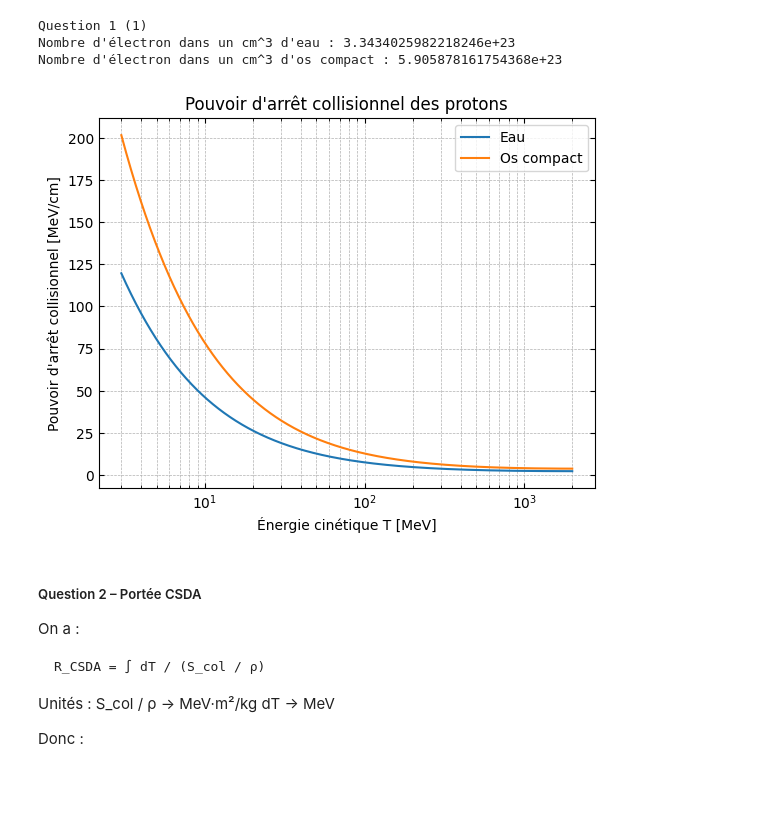
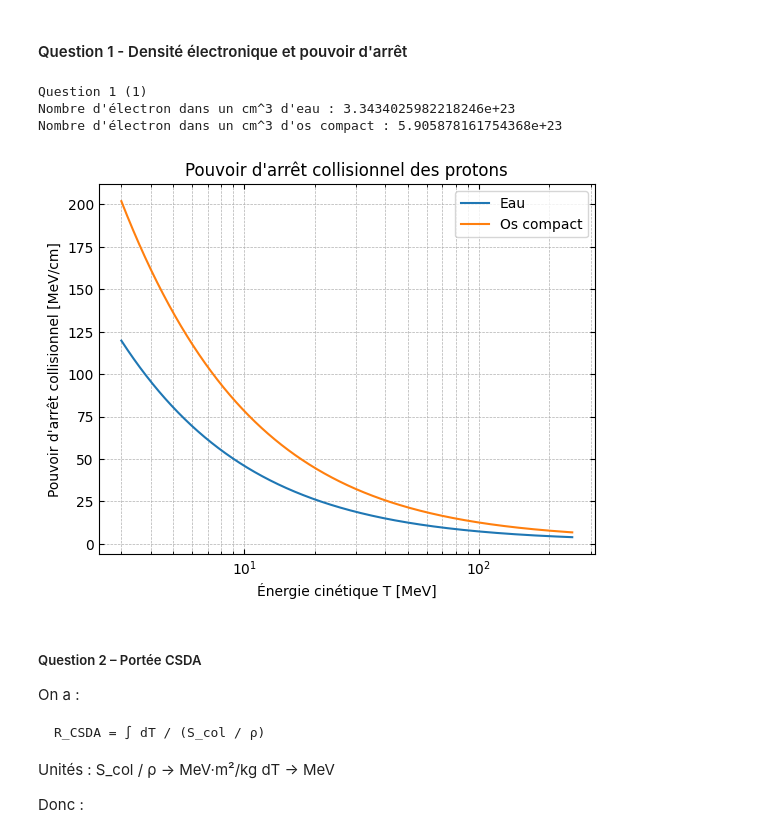
Before and after one commit to Jeremie-Beaupre/TP1_Phyznum, a Jupyter notebook: TP1.ipynb, the cells around one changed output. Drawn from its saved outputs; the diff is of its cells as text; code cells hidden in the pictures; blank space fills up the shorter version.

```diff
--- a/TP1.ipynb
+++ b/TP1.ipynb
@@ -1,3 +1,5 @@
+# %% [markdown]
+#### Question 1 - Densité électronique et pouvoir d'arrêt
 # %%
 import numpy as np
 import matplotlib.pyplot as plt
@@ -51,35 +54,35 @@ def stopping_power(T, ne, I):
     beta2 = 1 - 1/gamma**2
     beta = np.sqrt(beta2)
 
     Tmax = (2 * me * c**2/e * (gamma**2-1)) / (1 + 2*gamma*me/mp + (me/mp)**2)
 
     prefactor = 2 * np.pi * re**2 * (me * c**2/e) * ne
 
     S = prefactor * (1/beta2) * (np.log((2 * me * c**2/e * beta2 * gamma**2 * Tmax) / (I**2)) - 2*beta2)
 
     return S
 
 
-T = np.logspace(np.log10(3), np.log10(2000), 50000)  # T est en MeV
+T = np.logspace(np.log10(3), np.log10(250), 50000)  # T est en MeV
 
 S_water = stopping_power(T, ne_water, I_water) # S est en MeV/cm
 S_bone  = stopping_power(T, ne_bone, I_bone) # S est en MeV/cm
 
 plt.figure()
 plt.plot(T, S_water)
 plt.plot(T, S_bone)
 
 plt.xscale('log')
 #plt.yscale('log')
 plt.xlabel("Énergie cinétique T [MeV]")
 plt.ylabel("Pouvoir d'arrêt collisionnel [MeV/cm]")
 plt.title("Pouvoir d'arrêt collisionnel des protons")
 plt.legend(["Eau", "Os compact"])
 plt.grid(which='both', axis='both', linestyle='--', linewidth=0.5)
 plt.tick_params(axis='both', which='both', direction='in', top=True, right=True)
 plt.show()
 # %% [output]
-[figure, old version]
+[figure, new version]
 # %% [markdown]
 ##### Question 2 – Portée CSDA
 
```
Also changed, not shown: parts of 6 cells of this notebook.
